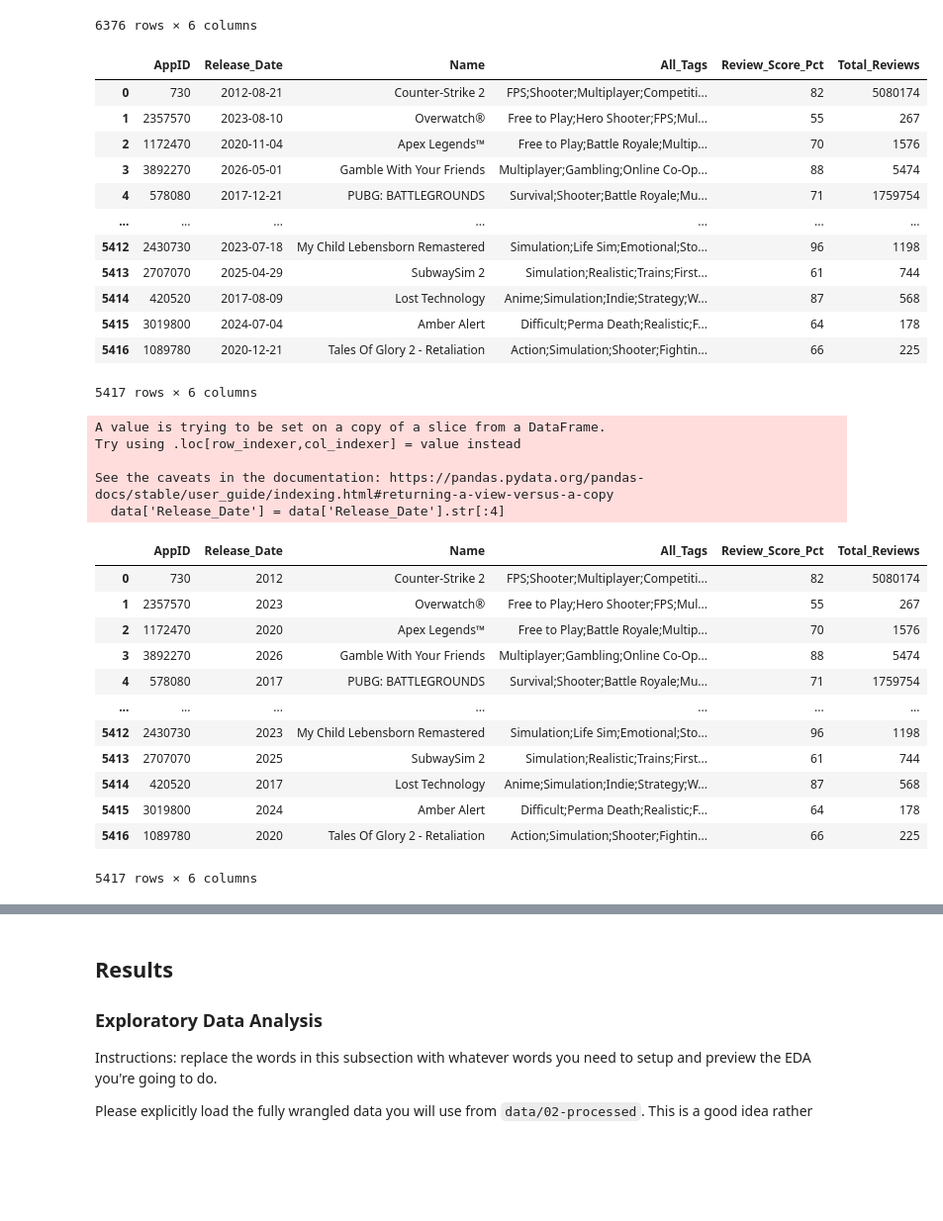
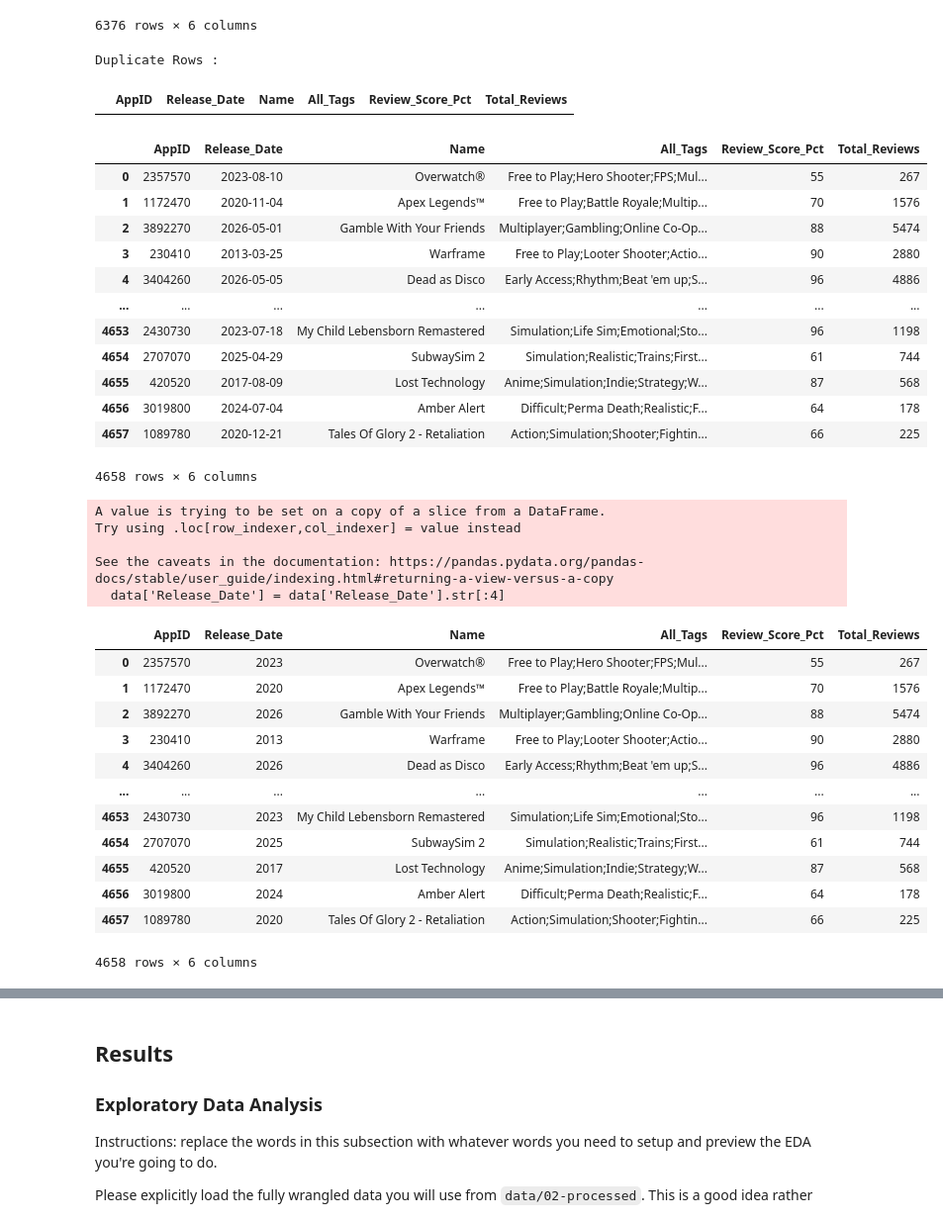
Before and after one commit to COGS108/Group-SP26-089, a Jupyter notebook: 02-EDACheckpoint.ipynb, the cells around one changed output, grey strips where cells are left out. Shown at 99% size. Cells and saved outputs as stored; diff of their text form; code cells hidden in the pictures; blank space fills up the shorter version.

```diff
--- a/02-EDACheckpoint.ipynb
+++ b/02-EDACheckpoint.ipynb
@@ -155,28 +155,40 @@ data
 | 6378 | 3019800 | 2024-07-04 | Amber Alert | Difficult;Perma Death;Realistic;F... | 64 | 178 |
 | 6379 | 1089780 | 2020-12-21 | Tales Of Glory 2 - Retaliation | Action;Simulation;Shooter;Fightin... | 66 | 225 |
 6376 rows × 6 columns
+# %%
+# feedback note: check and drop any duplicates if they exist
+duplicate = data[data.duplicated()]
+
+print("Duplicate Rows :")
+# Print the resultant Dataframe
+duplicate
+# %% [output]
+Duplicate Rows :
+|  | AppID | Release_Date | Name | All_Tags | Review_Score_Pct | Total_Reviews |
 # %%
+# no duplicates in our dataframe therefore we can move on!
+
 # because we will be looking at number of positive/negative reviews, we need games that actually have reviews
-# so we will drop rows that don't haveat least 100 reviews, we decided 100 reviews is a good threshold (ask about this later lol)
+# so we will drop rows that don't haveat least 100 reviews, we decided 100 reviews is a good threshold
+# also, due to limited processing power, we are enforcing an upper limit and only keeping games with < 20,000 reviews
 
-# only keep entries with at least 1 review, might change later to be above a minimum threshold
-data = data[data['Total_Reviews'] > 100]
+data = data.loc[(data['Total_Reviews'] > 100) & (data['Total_Reviews'] < 20000)]
 data.reset_index(drop=True, inplace=True)
 data
 # %% [output]
 |  | AppID | Release_Date | Name | All_Tags | Review_Score_Pct | Total_Reviews |
-| 0 | 730 | 2012-08-21 | Counter-Strike 2 | FPS;Shooter;Multiplayer;Competiti... | 82 | 5080174 |
-| 1 | 2357570 | 2023-08-10 | Overwatch® | Free to Play;Hero Shooter;FPS;Mul... | 55 | 267 |
-| 2 | 1172470 | 2020-11-04 | Apex Legends™ | Free to Play;Battle Royale;Multip... | 70 | 1576 |
-| 3 | 3892270 | 2026-05-01 | Gamble With Your Friends | Multiplayer;Gambling;Online Co-Op... | 88 | 5474 |
-| 4 | 578080 | 2017-12-21 | PUBG: BATTLEGROUNDS | Survival;Shooter;Battle Royale;Mu... | 71 | 1759754 |
+| 0 | 2357570 | 2023-08-10 | Overwatch® | Free to Play;Hero Shooter;FPS;Mul... | 55 | 267 |
+| 1 | 1172470 | 2020-11-04 | Apex Legends™ | Free to Play;Battle Royale;Multip... | 70 | 1576 |
+| 2 | 3892270 | 2026-05-01 | Gamble With Your Friends | Multiplayer;Gambling;Online Co-Op... | 88 | 5474 |
+| 3 | 230410 | 2013-03-25 | Warframe | Free to Play;Looter Shooter;Actio... | 90 | 2880 |
+| 4 | 3404260 | 2026-05-05 | Dead as Disco | Early Access;Rhythm;Beat 'em up;S... | 96 | 4886 |
 | ... | ... | ... | ... | ... | ... | ... |
-| 5412 | 2430730 | 2023-07-18 | My Child Lebensborn Remastered | Simulation;Life Sim;Emotional;Sto... | 96 | 1198 |
-| 5413 | 2707070 | 2025-04-29 | SubwaySim 2 | Simulation;Realistic;Trains;First... | 61 | 744 |
-| 5414 | 420520 | 2017-08-09 | Lost Technology | Anime;Simulation;Indie;Strategy;W... | 87 | 568 |
-| 5415 | 3019800 | 2024-07-04 | Amber Alert | Difficult;Perma Death;Realistic;F... | 64 | 178 |
-| 5416 | 1089780 | 2020-12-21 | Tales Of Glory 2 - Retaliation | Action;Simulation;Shooter;Fightin... | 66 | 225 |
+| 4653 | 2430730 | 2023-07-18 | My Child Lebensborn Remastered | Simulation;Life Sim;Emotional;Sto... | 96 | 1198 |
+| 4654 | 2707070 | 2025-04-29 | SubwaySim 2 | Simulation;Realistic;Trains;First... | 61 | 744 |
+| 4655 | 420520 | 2017-08-09 | Lost Technology | Anime;Simulation;Indie;Strategy;W... | 87 | 568 |
+| 4656 | 3019800 | 2024-07-04 | Amber Alert | Difficult;Perma Death;Realistic;F... | 64 | 178 |
+| 4657 | 1089780 | 2020-12-21 | Tales Of Glory 2 - Retaliation | Action;Simulation;Shooter;Fightin... | 66 | 225 |
-5417 rows × 6 columns
+4658 rows × 6 columns
 # %%
 # for ease of use later, we will just keep the year of each game's release date
 data['Release_Date'] = data['Release_Date'].str[:4]
@@ -188,17 +200,17 @@ Try using .loc[row_indexer,col_indexer] = value instead
 See the caveats in the documentation: https://pandas.pydata.org/pandas-docs/stable/user_guide/indexing.html#returning-a-view-versus-a-copy
   data['Release_Date'] = data['Release_Date'].str[:4]
 |  | AppID | Release_Date | Name | All_Tags | Review_Score_Pct | Total_Reviews |
-| 0 | 730 | 2012 | Counter-Strike 2 | FPS;Shooter;Multiplayer;Competiti... | 82 | 5080174 |
-| 1 | 2357570 | 2023 | Overwatch® | Free to Play;Hero Shooter;FPS;Mul... | 55 | 267 |
-| 2 | 1172470 | 2020 | Apex Legends™ | Free to Play;Battle Royale;Multip... | 70 | 1576 |
-| 3 | 3892270 | 2026 | Gamble With Your Friends | Multiplayer;Gambling;Online Co-Op... | 88 | 5474 |
-| 4 | 578080 | 2017 | PUBG: BATTLEGROUNDS | Survival;Shooter;Battle Royale;Mu... | 71 | 1759754 |
+| 0 | 2357570 | 2023 | Overwatch® | Free to Play;Hero Shooter;FPS;Mul... | 55 | 267 |
+| 1 | 1172470 | 2020 | Apex Legends™ | Free to Play;Battle Royale;Multip... | 70 | 1576 |
+| 2 | 3892270 | 2026 | Gamble With Your Friends | Multiplayer;Gambling;Online Co-Op... | 88 | 5474 |
+| 3 | 230410 | 2013 | Warframe | Free to Play;Looter Shooter;Actio... | 90 | 2880 |
+| 4 | 3404260 | 2026 | Dead as Disco | Early Access;Rhythm;Beat 'em up;S... | 96 | 4886 |
 | ... | ... | ... | ... | ... | ... | ... |
-| 5412 | 2430730 | 2023 | My Child Lebensborn Remastered | Simulation;Life Sim;Emotional;Sto... | 96 | 1198 |
-| 5413 | 2707070 | 2025 | SubwaySim 2 | Simulation;Realistic;Trains;First... | 61 | 744 |
-| 5414 | 420520 | 2017 | Lost Technology | Anime;Simulation;Indie;Strategy;W... | 87 | 568 |
-| 5415 | 3019800 | 2024 | Amber Alert | Difficult;Perma Death;Realistic;F... | 64 | 178 |
-| 5416 | 1089780 | 2020 | Tales Of Glory 2 - Retaliation | Action;Simulation;Shooter;Fightin... | 66 | 225 |
+| 4653 | 2430730 | 2023 | My Child Lebensborn Remastered | Simulation;Life Sim;Emotional;Sto... | 96 | 1198 |
+| 4654 | 2707070 | 2025 | SubwaySim 2 | Simulation;Realistic;Trains;First... | 61 | 744 |
+| 4655 | 420520 | 2017 | Lost Technology | Anime;Simulation;Indie;Strategy;W... | 87 | 568 |
+| 4656 | 3019800 | 2024 | Amber Alert | Difficult;Perma Death;Realistic;F... | 64 | 178 |
+| 4657 | 1089780 | 2020 | Tales Of Glory 2 - Retaliation | Action;Simulation;Shooter;Fightin... | 66 | 225 |
-5417 rows × 6 columns
+4658 rows × 6 columns
 # %%
 # save this final clean/tidy/wrangled data to processed folder
```
Also changed, not shown: parts of 25 cells of this notebook.
